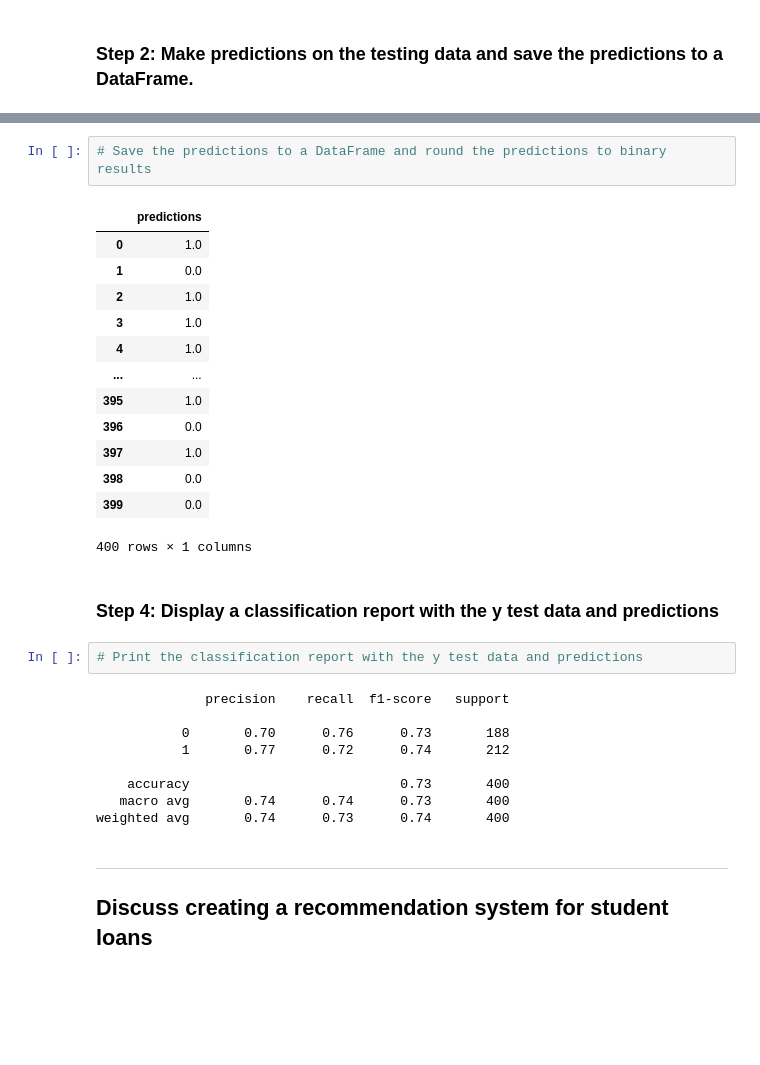
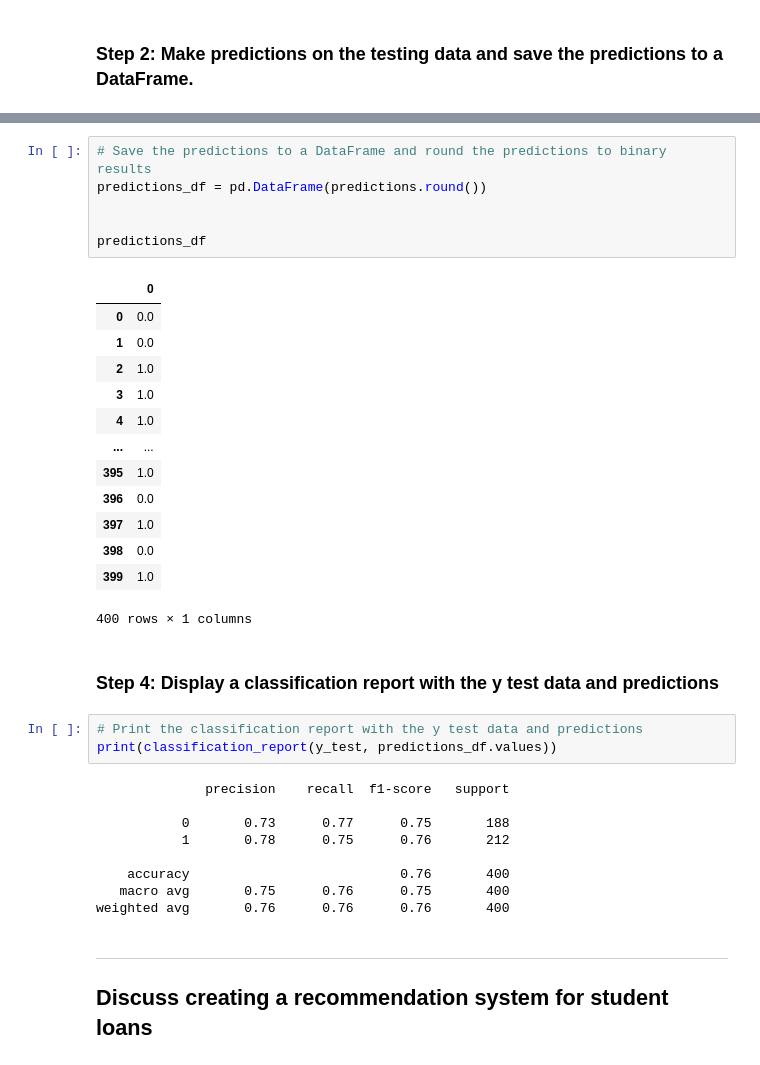
Before and after one commit to robbstenman/neural-network-challenge-1, a Jupyter notebook: student_loans_with_deep_learning.ipynb, the cells around one changed output, grey strips where cells are left out. Drawn from its saved outputs; the diff is of its cells as text; blank space fills up the shorter version.

```diff
--- a/student_loans_with_deep_learning.ipynb
+++ b/student_loans_with_deep_learning.ipynb
@@ -233,8 +233,12 @@ array([[0.46315366],
 # %%
 # Save the predictions to a DataFrame and round the predictions to binary results
+predictions_df = pd.DataFrame(predictions.round())
+
+
+predictions_df
 # %% [output]
-|  | predictions |
-| 0 | 1.0 |
+|  | 0 |
+| 0 | 0.0 |
 | 1 | 0.0 |
 | 2 | 1.0 |
 | 3 | 1.0 |
@@ -244,21 +248,22 @@ array([[0.46315366],
 | 396 | 0.0 |
 | 397 | 1.0 |
 | 398 | 0.0 |
-| 399 | 0.0 |
+| 399 | 1.0 |
 400 rows × 1 columns
 # %% [markdown]
 ### Step 4: Display a classification report with the y test data and predictions
 # %%
 # Print the classification report with the y test data and predictions
+print(classification_report(y_test, predictions_df.values))
 # %% [output]
               precision    recall  f1-score   support
 
-           0       0.70      0.76      0.73       188
-           1       0.77      0.72      0.74       212
+           0       0.73      0.77      0.75       188
+           1       0.78      0.75      0.76       212
 
-    accuracy                           0.73       400
-   macro avg       0.74      0.74      0.73       400
-weighted avg       0.74      0.73      0.74       400
+    accuracy                           0.76       400
+   macro avg       0.75      0.76      0.75       400
+weighted avg       0.76      0.76      0.76       400
 # %% [markdown]
 ---
 ## Discuss creating a recommendation system for student loans
```
Also changed, not shown: parts of 5 cells of this notebook.
